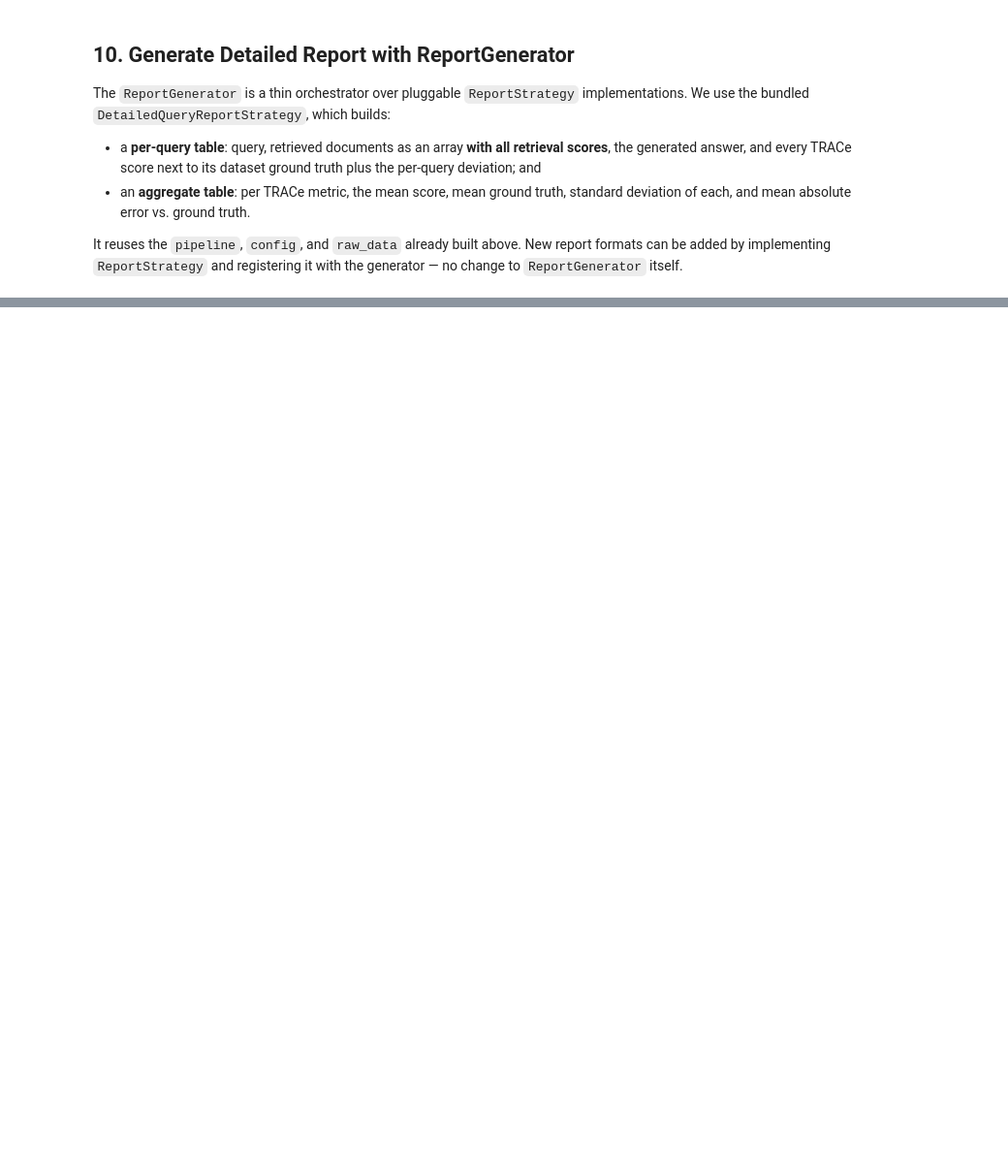
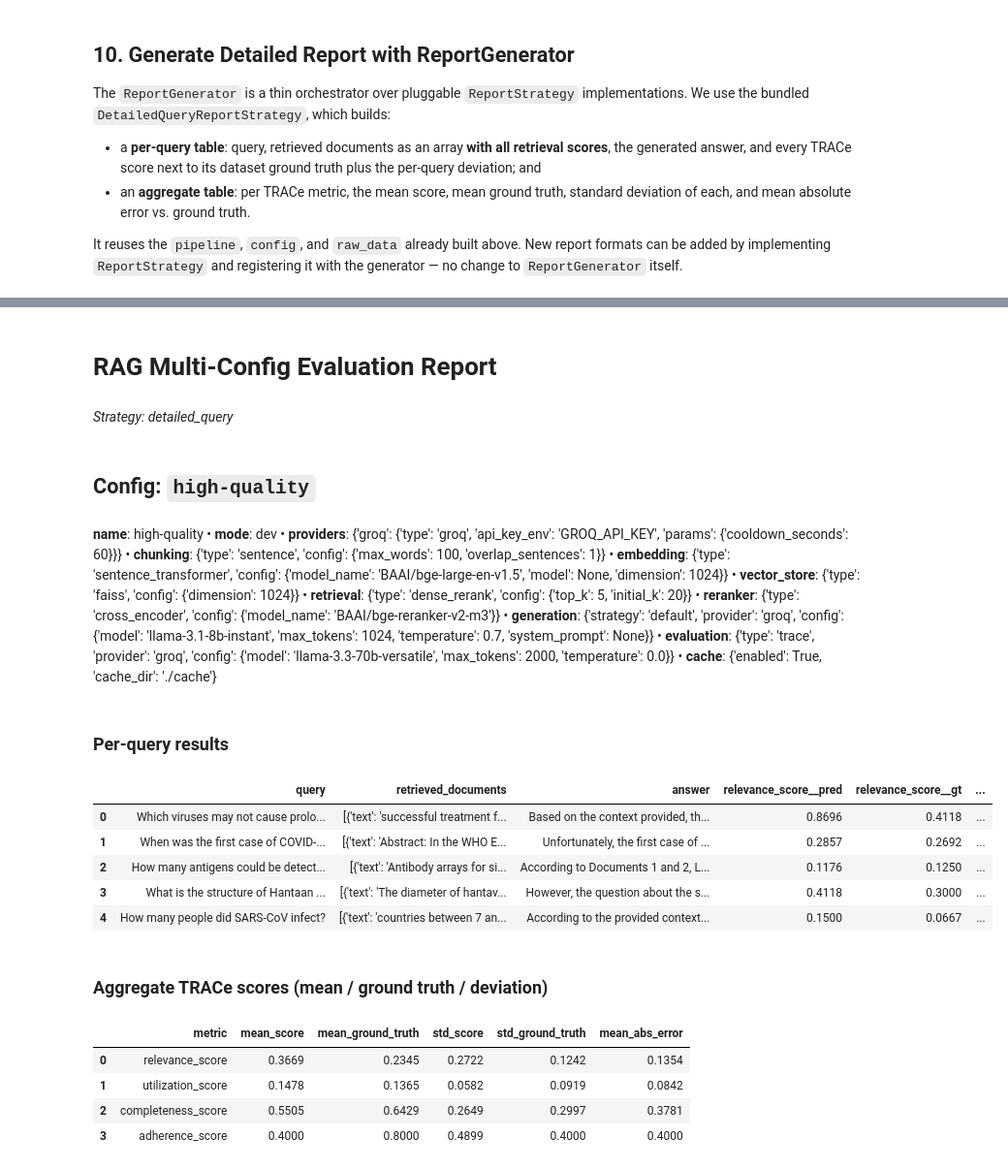
Before and after one commit to iiit-h-capstone-team/rag-foundry, a Jupyter notebook: rag_pipeline_refactored_notebook.ipynb, the cells around one changed output, grey strips where cells are left out. Shown at 97% size. Cells and saved outputs as stored; diff of their text form; code cells hidden in the pictures; blank space fills up the shorter version.

Commit message:
Fixing reporting

```diff
--- a/rag_pipeline_refactored_notebook.ipynb
+++ b/rag_pipeline_refactored_notebook.ipynb
@@ -364,0 +383,24 @@ AllKeysExhaustedException: All Groq API keys are currently rate limited.
+# %%
+from reporting.base import Report
+
+
+loaded_report = Report.load_json("reports/detailed_report.json")
+loaded_report.display()
+# %% [output]
+# RAG Multi-Config Evaluation Report
+_Strategy: detailed_query_
+## Config: `high-quality`
+**name**: high-quality  •  **mode**: dev  •  **providers**: {'groq': {'type': 'groq', 'api_key_env': 'GROQ_API_KEY', 'params': {'cooldown_seconds': 60}}}  •  **chunking**: {'type': 'sentence', 'config': {'max_words': 100, 'overlap_sentences': 1}}  •  **embedding**: {'type': 'sentence_transformer', 'config': {'model_name': 'BAAI/bge-large-en-v1.5', 'model': None, 'dimension': 1024}}  •  **vector_store**: {'type': 'faiss', 'config': {'dimension': 1024}}  •  **retrieval**: {'type': 'dense_rerank', 'config': {'top_k': 5, 'initial_k': 20}}  •  **reranker**: {'type': 'cross_encoder', 'config': {'model_name': 'BAAI/bge-reranker-v2-m3'}}  •  **generation**: {'strategy': 'default', 'provider': 'groq', 'config': {'model': 'llama-3.1-8b-instant', 'max_tokens': 1024, 'temperature': 0.7, 'system_prompt': None}}  •  **evaluation**: {'type': 'trace', 'provider': 'groq', 'config': {'model': 'llama-3.3-70b-versatile', 'max_tokens': 2000, 'temperature': 0.0}}  •  **cache**: {'enabled': True, 'cache_dir': './cache'}
+### Per-query results
+|  | query | retrieved_documents | answer | relevance_score__pred | relevance_score__gt | ... |
+| 0 | Which viruses may not cause prolo... | [{'text': 'successful treatment f... | Based on the context provided, th... | 0.8696 | 0.4118 | ... |
+| 1 | When was the first case of COVID-... | [{'text': 'Abstract: In the WHO E... | Unfortunately, the first case of ... | 0.2857 | 0.2692 | ... |
+| 2 | How many antigens could be detect... | [{'text': 'Antibody arrays for si... | According to Documents 1 and 2, L... | 0.1176 | 0.1250 | ... |
+| 3 | What is the structure of Hantaan ... | [{'text': 'The diameter of hantav... | However, the question about the s... | 0.4118 | 0.3000 | ... |
+| 4 | How many people did SARS-CoV infect? | [{'text': 'countries between 7 an... | According to the provided context... | 0.1500 | 0.0667 | ... |
+### Aggregate TRACe scores (mean / ground truth / deviation)
+|  | metric | mean_score | mean_ground_truth | std_score | std_ground_truth | mean_abs_error |
+| 0 | relevance_score | 0.3669 | 0.2345 | 0.2722 | 0.1242 | 0.1354 |
+| 1 | utilization_score | 0.1478 | 0.1365 | 0.0582 | 0.0919 | 0.0842 |
+| 2 | completeness_score | 0.5505 | 0.6429 | 0.2649 | 0.2997 | 0.3781 |
+| 3 | adherence_score | 0.4000 | 0.8000 | 0.4899 | 0.4000 | 0.4000 |
```
Also changed, not shown: parts of 7 cells of this notebook, 5 other files.
